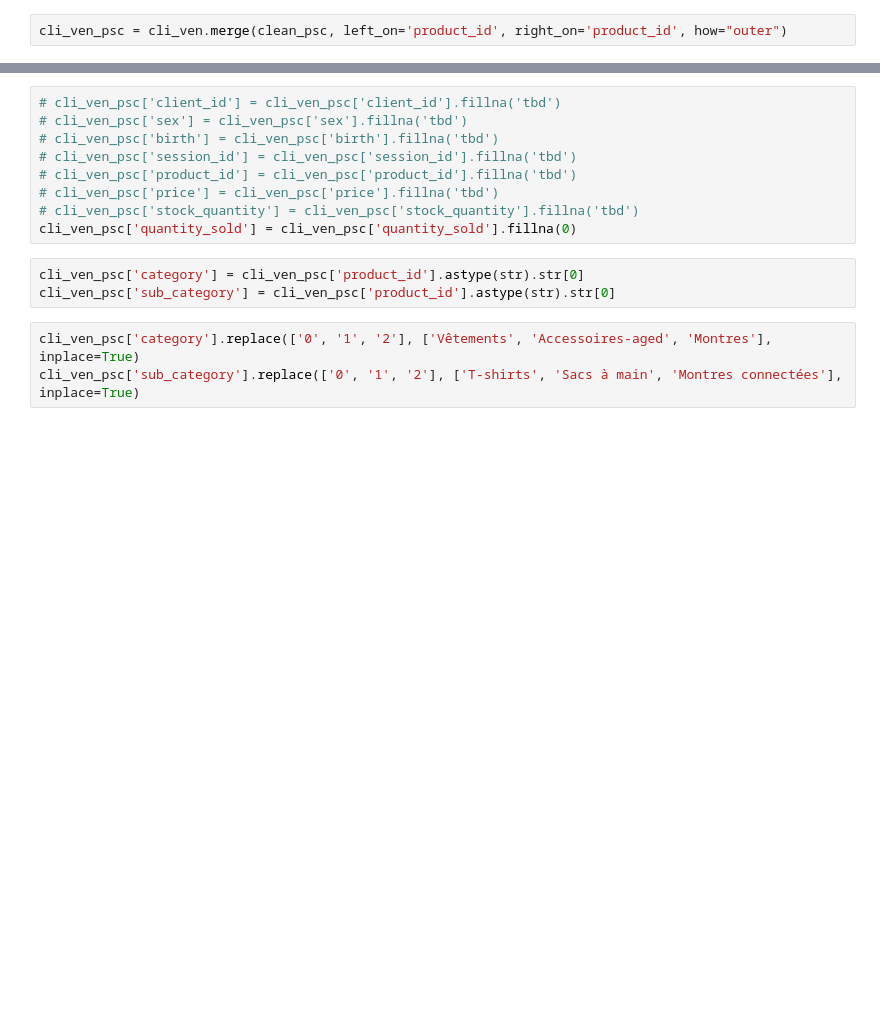
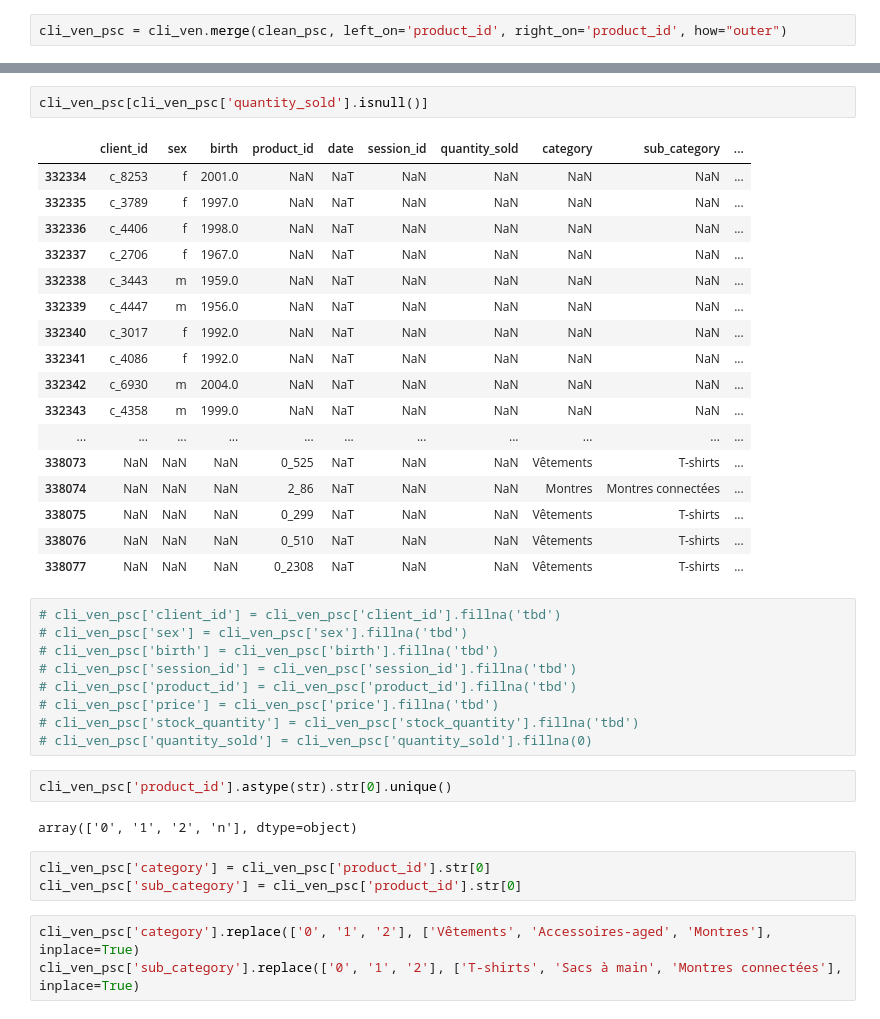
Before and after one commit to mungleh/brief_data_ing-, a Jupyter notebook: brief_manel/analysez-les-ventes-de-votre-entreprise/pipeh lineh.ipynb, the cells around one changed output, grey strips where cells are left out. Drawn from its saved outputs; the diff is of its cells as text; blank space fills up the shorter version.

```diff
--- a/brief_manel/analysez-les-ventes-de-votre-entreprise/pipeh lineh.ipynb
+++ b/brief_manel/analysez-les-ventes-de-votre-entreprise/pipeh lineh.ipynb
@@ -539,3 +591,23 @@ dtype: int64
+# %%
+cli_ven_psc[cli_ven_psc['quantity_sold'].isnull()]
+# %% [output]
+|  | client_id | sex | birth | product_id | date | session_id | quantity_sold | category | sub_category | ... |
+| 332334 | c_8253 | f | 2001.0 | NaN | NaT | NaN | NaN | NaN | NaN | ... |
+| 332335 | c_3789 | f | 1997.0 | NaN | NaT | NaN | NaN | NaN | NaN | ... |
+| 332336 | c_4406 | f | 1998.0 | NaN | NaT | NaN | NaN | NaN | NaN | ... |
+| 332337 | c_2706 | f | 1967.0 | NaN | NaT | NaN | NaN | NaN | NaN | ... |
+| 332338 | c_3443 | m | 1959.0 | NaN | NaT | NaN | NaN | NaN | NaN | ... |
+| 332339 | c_4447 | m | 1956.0 | NaN | NaT | NaN | NaN | NaN | NaN | ... |
+| 332340 | c_3017 | f | 1992.0 | NaN | NaT | NaN | NaN | NaN | NaN | ... |
+| 332341 | c_4086 | f | 1992.0 | NaN | NaT | NaN | NaN | NaN | NaN | ... |
+| 332342 | c_6930 | m | 2004.0 | NaN | NaT | NaN | NaN | NaN | NaN | ... |
+| 332343 | c_4358 | m | 1999.0 | NaN | NaT | NaN | NaN | NaN | NaN | ... |
+| ... | ... | ... | ... | ... | ... | ... | ... | ... | ... | ... |
+| 338073 | NaN | NaN | NaN | 0_525 | NaT | NaN | NaN | Vêtements | T-shirts | ... |
+| 338074 | NaN | NaN | NaN | 2_86 | NaT | NaN | NaN | Montres | Montres connectées | ... |
+| 338075 | NaN | NaN | NaN | 0_299 | NaT | NaN | NaN | Vêtements | T-shirts | ... |
+| 338076 | NaN | NaN | NaN | 0_510 | NaT | NaN | NaN | Vêtements | T-shirts | ... |
+| 338077 | NaN | NaN | NaN | 0_2308 | NaT | NaN | NaN | Vêtements | T-shirts | ... |
 # %%
 # cli_ven_psc['client_id'] = cli_ven_psc['client_id'].fillna('tbd')
 # cli_ven_psc['sex'] = cli_ven_psc['sex'].fillna('tbd')
@@ -544,10 +616,14 @@ dtype: int64
 # cli_ven_psc['product_id'] = cli_ven_psc['product_id'].fillna('tbd')
 # cli_ven_psc['price'] = cli_ven_psc['price'].fillna('tbd')
 # cli_ven_psc['stock_quantity'] = cli_ven_psc['stock_quantity'].fillna('tbd')
-cli_ven_psc['quantity_sold'] = cli_ven_psc['quantity_sold'].fillna(0)
+# cli_ven_psc['quantity_sold'] = cli_ven_psc['quantity_sold'].fillna(0)
+# %%
+cli_ven_psc['product_id'].astype(str).str[0].unique()
+# %% [output]
+array(['0', '1', '2', 'n'], dtype=object)
 # %%
-cli_ven_psc['category'] = cli_ven_psc['product_id'].astype(str).str[0]
-cli_ven_psc['sub_category'] = cli_ven_psc['product_id'].astype(str).str[0]
+cli_ven_psc['category'] = cli_ven_psc['product_id'].str[0]
+cli_ven_psc['sub_category'] = cli_ven_psc['product_id'].str[0]
 # %%
 cli_ven_psc['category'].replace(['0', '1', '2'], ['Vêtements', 'Accessoires-aged', 'Montres'], inplace=True)
 cli_ven_psc['sub_category'].replace(['0', '1', '2'], ['T-shirts', 'Sacs à main', 'Montres connectées'], inplace=True)
```
Also changed, not shown: parts of 17 cells of this notebook, 2 other files.
